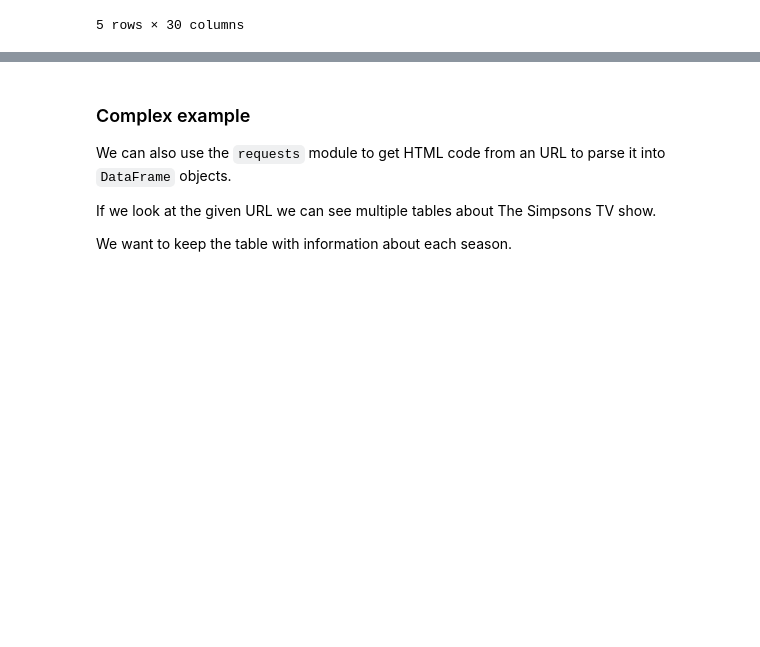
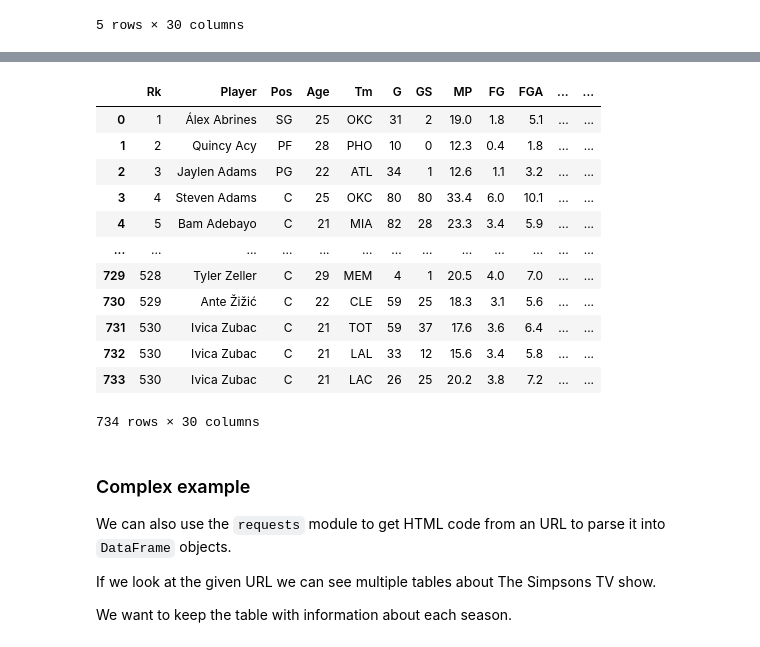
Before and after one commit to OYanez85/Data_Analysis_with_Python_freecodecamp.org, a Jupyter notebook: unit-1-reading-data-with-python-and-pandas/lesson-17-reading-html-tables/files/Lecture.ipynb, the cells around one changed output, grey strips where cells are left out. Saved outputs shown, nothing was run; the diff lists cells and outputs as text; code cells hidden in the pictures; blank space fills up the shorter version.

```diff
--- a/unit-1-reading-data-with-python-and-pandas/lesson-17-reading-html-tables/files/Lecture.ipynb
+++ b/unit-1-reading-data-with-python-and-pandas/lesson-17-reading-html-tables/files/Lecture.ipynb
@@ -211,3 +241,19 @@ nba.head()
+# %%
+nba.drop(range(22, df.shape[0] +1, 20))
+# %% [output]
+|  | Rk | Player | Pos | Age | Tm | G | GS | MP | FG | FGA | ... | ... |
+| 0 | 1 | Álex Abrines | SG | 25 | OKC | 31 | 2 | 19.0 | 1.8 | 5.1 | ... | ... |
+| 1 | 2 | Quincy Acy | PF | 28 | PHO | 10 | 0 | 12.3 | 0.4 | 1.8 | ... | ... |
+| 2 | 3 | Jaylen Adams | PG | 22 | ATL | 34 | 1 | 12.6 | 1.1 | 3.2 | ... | ... |
+| 3 | 4 | Steven Adams | C | 25 | OKC | 80 | 80 | 33.4 | 6.0 | 10.1 | ... | ... |
+| 4 | 5 | Bam Adebayo | C | 21 | MIA | 82 | 28 | 23.3 | 3.4 | 5.9 | ... | ... |
+| ... | ... | ... | ... | ... | ... | ... | ... | ... | ... | ... | ... | ... |
+| 729 | 528 | Tyler Zeller | C | 29 | MEM | 4 | 1 | 20.5 | 4.0 | 7.0 | ... | ... |
+| 730 | 529 | Ante Žižić | C | 22 | CLE | 59 | 25 | 18.3 | 3.1 | 5.6 | ... | ... |
+| 731 | 530 | Ivica Zubac | C | 21 | TOT | 59 | 37 | 17.6 | 3.6 | 6.4 | ... | ... |
+| 732 | 530 | Ivica Zubac | C | 21 | LAL | 33 | 12 | 15.6 | 3.4 | 5.8 | ... | ... |
+| 733 | 530 | Ivica Zubac | C | 21 | LAC | 26 | 25 | 20.2 | 3.8 | 7.2 | ... | ... |
+734 rows × 30 columns
 # %% [markdown]
 ### Complex example
 
```
Also changed, not shown: parts of 16 cells of this notebook.
